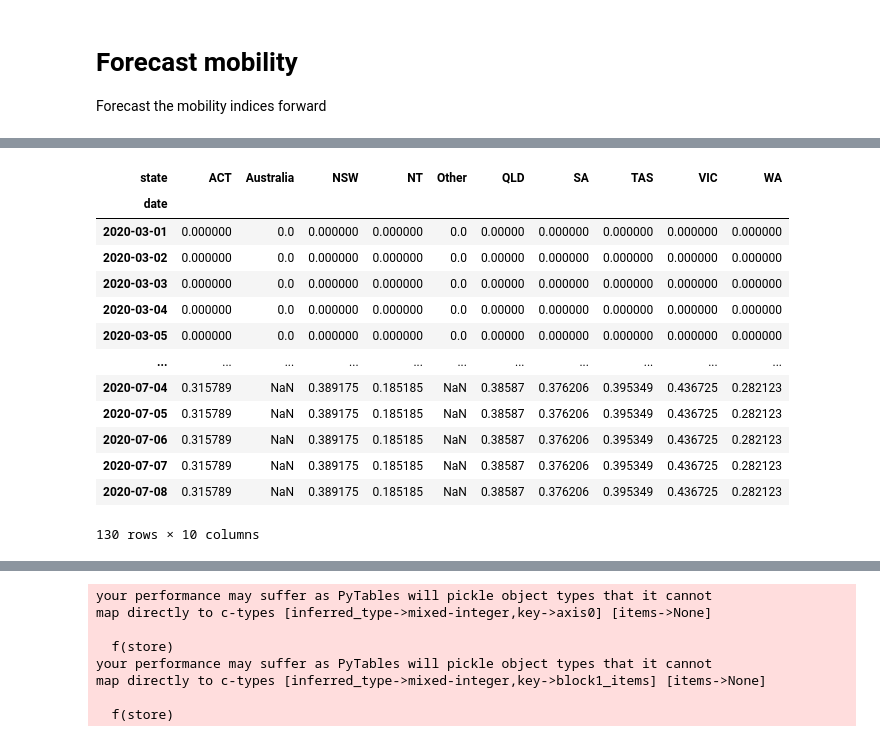
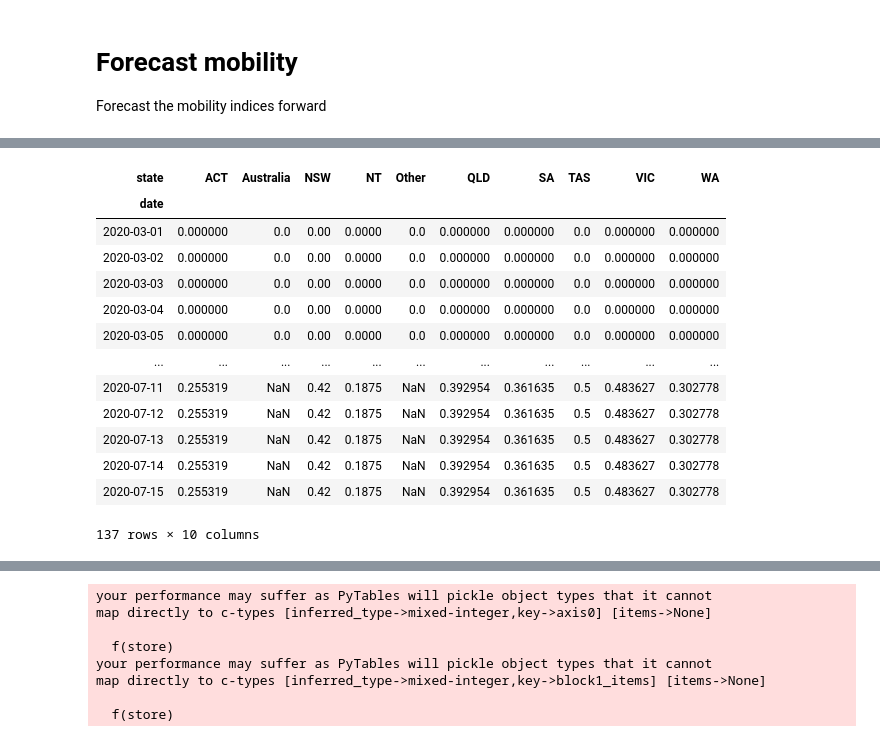
Before and after one commit to tdennisliu/covid19-forecasting-aus, a Jupyter notebook: model/forecast.ipynb, the cells around one changed output, grey strips where cells are left out. Saved outputs shown, nothing was run; the diff lists cells and outputs as text; code cells hidden in the pictures.

```diff
--- a/model/forecast.ipynb
+++ b/model/forecast.ipynb
@@ -100,7 +100,7 @@ Last Google date is 2020-07-14T00:00:00.000000000
 surveys = pd.read_csv("../data/md/Barometer wave 1 to 10.csv",parse_dates = ['date'])
 surveys = surveys.append(pd.read_csv("../data/md/Barometer wave 11 complience.csv",parse_dates=['date'])) #they spelt compliance wrong??
 
-for i in range(12,16):
+for i in range(12,17):
     surveys = surveys.append(pd.read_csv("../data/md/Barometer wave "+str(i)+" compliance.csv",parse_dates=['date']))
 
 surveys.loc[surveys.state!='ACT','state'] = surveys.loc[surveys.state!='ACT','state'].map(states_initials).fillna(surveys.loc[surveys.state!='ACT','state'])
@@ -111,48 +111,48 @@ always =surveys.loc[surveys.response=='Always'].set_index(["state",'date'])
 always = always.unstack(['state'])
 
 #fill in date range
-idx = pd.date_range('2020-03-01','2020-07-08')
+idx = pd.date_range('2020-03-01','2020-07-27')
 
 always = always.reindex(idx, fill_value=np.nan)
 
 always.index.name = 'date'
 
 always =always.fillna(method='bfill')
 always = always.stack(['state'])
 
 #Zero out before first survey 20th March
 always = always.reset_index().set_index('date')
 always.loc[:'2020-03-20','count'] =0
 always.loc[:'2020-03-20','respondents'] =0
 always.loc[:'2020-03-20','proportion'] =0
 
 always = always.reset_index().set_index(['state','date'])
 
 survey_X = pd.pivot_table(data=always,
                           index='date',columns='state',values='proportion')
 survey_counts =pd.pivot_table(data=always,
                           index='date',columns='state',values='count').drop(['Australia','Other'],axis=1).astype(int)
 
 survey_respond = pd.pivot_table(data=always,
                           index='date',columns='state',values='respondents').drop(['Australia','Other'],axis=1).astype(int)
 
 prop=survey_X
 prop
 # %% [output]
 | state | ACT | Australia | NSW | NT | Other | QLD | SA | TAS | VIC | WA |
 | date |  |  |  |  |  |  |  |  |  |  |
-| 2020-03-01 | 0.000000 | 0.0 | 0.000000 | 0.000000 | 0.0 | 0.00000 | 0.000000 | 0.000000 | 0.000000 | 0.000000 |
-| 2020-03-02 | 0.000000 | 0.0 | 0.000000 | 0.000000 | 0.0 | 0.00000 | 0.000000 | 0.000000 | 0.000000 | 0.000000 |
-| 2020-03-03 | 0.000000 | 0.0 | 0.000000 | 0.000000 | 0.0 | 0.00000 | 0.000000 | 0.000000 | 0.000000 | 0.000000 |
-| 2020-03-04 | 0.000000 | 0.0 | 0.000000 | 0.000000 | 0.0 | 0.00000 | 0.000000 | 0.000000 | 0.000000 | 0.000000 |
-| 2020-03-05 | 0.000000 | 0.0 | 0.000000 | 0.000000 | 0.0 | 0.00000 | 0.000000 | 0.000000 | 0.000000 | 0.000000 |
+| 2020-03-01 | 0.000000 | 0.0 | 0.00 | 0.0000 | 0.0 | 0.000000 | 0.000000 | 0.0 | 0.000000 | 0.000000 |
+| 2020-03-02 | 0.000000 | 0.0 | 0.00 | 0.0000 | 0.0 | 0.000000 | 0.000000 | 0.0 | 0.000000 | 0.000000 |
+| 2020-03-03 | 0.000000 | 0.0 | 0.00 | 0.0000 | 0.0 | 0.000000 | 0.000000 | 0.0 | 0.000000 | 0.000000 |
+| 2020-03-04 | 0.000000 | 0.0 | 0.00 | 0.0000 | 0.0 | 0.000000 | 0.000000 | 0.0 | 0.000000 | 0.000000 |
+| 2020-03-05 | 0.000000 | 0.0 | 0.00 | 0.0000 | 0.0 | 0.000000 | 0.000000 | 0.0 | 0.000000 | 0.000000 |
 | ... | ... | ... | ... | ... | ... | ... | ... | ... | ... | ... |
-| 2020-07-04 | 0.315789 | NaN | 0.389175 | 0.185185 | NaN | 0.38587 | 0.376206 | 0.395349 | 0.436725 | 0.282123 |
-| 2020-07-05 | 0.315789 | NaN | 0.389175 | 0.185185 | NaN | 0.38587 | 0.376206 | 0.395349 | 0.436725 | 0.282123 |
-| 2020-07-06 | 0.315789 | NaN | 0.389175 | 0.185185 | NaN | 0.38587 | 0.376206 | 0.395349 | 0.436725 | 0.282123 |
-| 2020-07-07 | 0.315789 | NaN | 0.389175 | 0.185185 | NaN | 0.38587 | 0.376206 | 0.395349 | 0.436725 | 0.282123 |
-| 2020-07-08 | 0.315789 | NaN | 0.389175 | 0.185185 | NaN | 0.38587 | 0.376206 | 0.395349 | 0.436725 | 0.282123 |
+| 2020-07-11 | 0.255319 | NaN | 0.42 | 0.1875 | NaN | 0.392954 | 0.361635 | 0.5 | 0.483627 | 0.302778 |
+| 2020-07-12 | 0.255319 | NaN | 0.42 | 0.1875 | NaN | 0.392954 | 0.361635 | 0.5 | 0.483627 | 0.302778 |
+| 2020-07-13 | 0.255319 | NaN | 0.42 | 0.1875 | NaN | 0.392954 | 0.361635 | 0.5 | 0.483627 | 0.302778 |
+| 2020-07-14 | 0.255319 | NaN | 0.42 | 0.1875 | NaN | 0.392954 | 0.361635 | 0.5 | 0.483627 | 0.302778 |
+| 2020-07-15 | 0.255319 | NaN | 0.42 | 0.1875 | NaN | 0.392954 | 0.361635 | 0.5 | 0.483627 | 0.302778 |
-130 rows × 10 columns
+137 rows × 10 columns
 # %%
 six_weeks = pd.to_datetime(df_google.date.values[-1]) + timedelta(
     days=pd.to_datetime(
```
Also changed, not shown: parts of 9 cells of this notebook, 2 other files.
